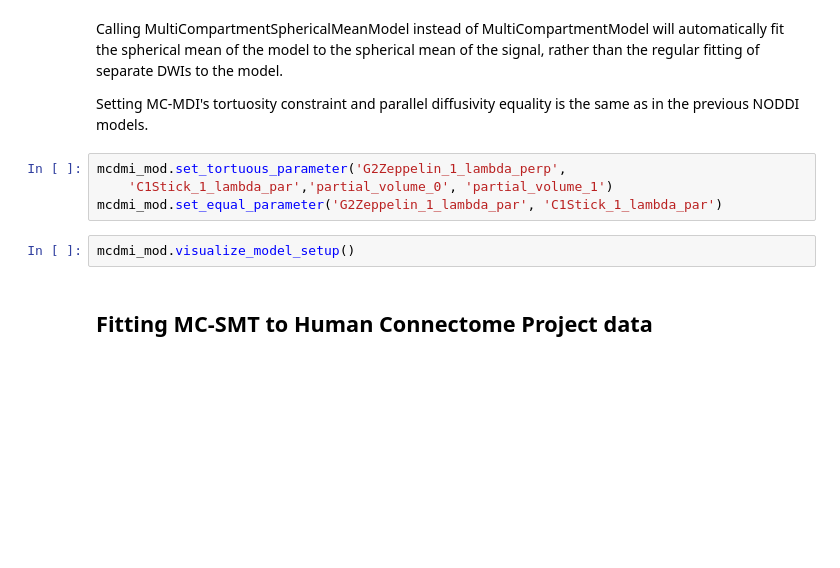
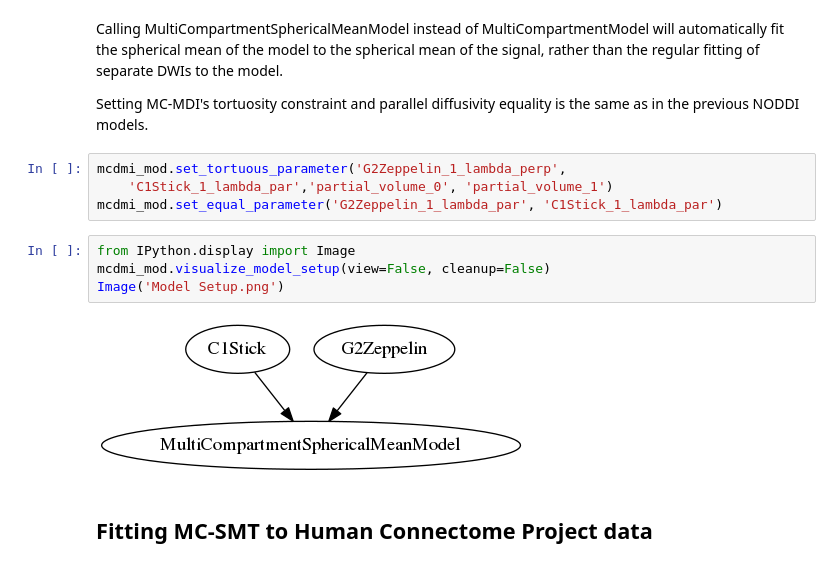
Before and after one commit to AthenaEPI/dmipy, a Jupyter notebook: examples/example_multi_compartment_spherical_mean_technique.ipynb, the cells around one changed output. Saved outputs shown, nothing was run; the diff lists cells and outputs as text; blank space fills up the shorter version.

```diff
--- a/examples/example_multi_compartment_spherical_mean_technique.ipynb
+++ b/examples/example_multi_compartment_spherical_mean_technique.ipynb
@@ -54,8 +54,12 @@ Setting MC-MDI's tortuosity constraint and parallel diffusivity equality is the
 mcdmi_mod.set_tortuous_parameter('G2Zeppelin_1_lambda_perp',
     'C1Stick_1_lambda_par','partial_volume_0', 'partial_volume_1')
 mcdmi_mod.set_equal_parameter('G2Zeppelin_1_lambda_par', 'C1Stick_1_lambda_par')
-# %%
-mcdmi_mod.visualize_model_setup()
+# %%
+from IPython.display import Image
+mcdmi_mod.visualize_model_setup(view=False, cleanup=False)
+Image('Model Setup.png')
+# %% [output]
+[figure, added]
 # %% [markdown]
 ## Fitting MC-SMT to Human Connectome Project data
 # %%
```
Also changed, not shown: parts of 18 cells of this notebook.
